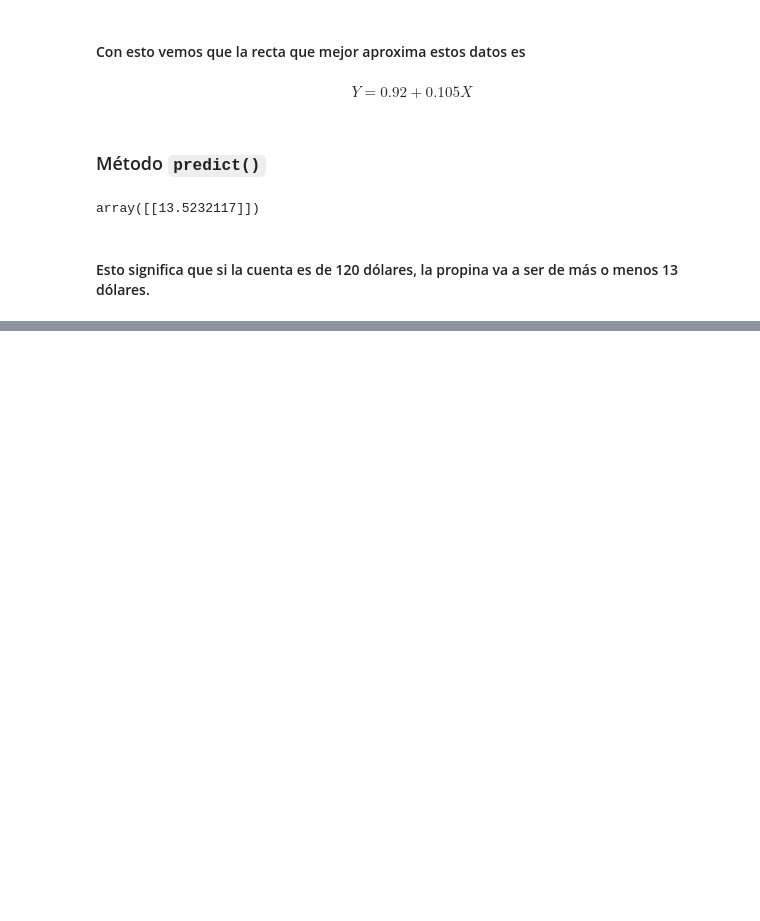
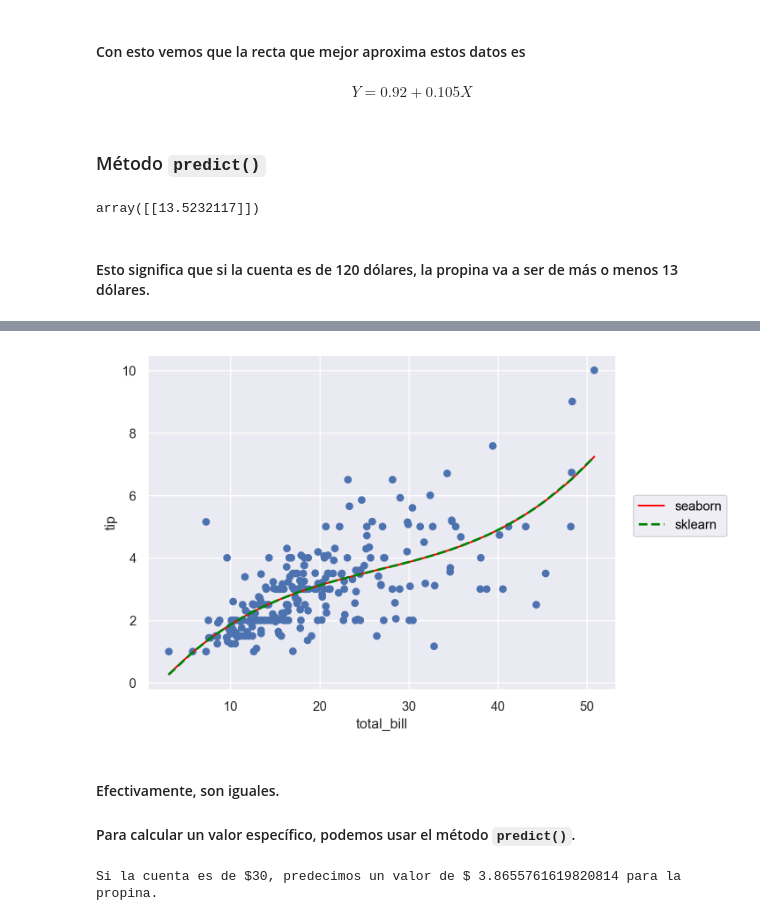
Before and after one commit to santiago-paz/ejercicios-laboratorio-datos-uba, a Jupyter notebook: Práctica-Parcial/apuntes-parcial.ipynb, the cells around one changed output, grey strips where cells are left out. Saved outputs shown, nothing was run; the diff lists cells and outputs as text; code cells hidden in the pictures; blank space fills up the shorter version.

```diff
--- a/Práctica-Parcial/apuntes-parcial.ipynb
+++ b/Práctica-Parcial/apuntes-parcial.ipynb
@@ -182,0 +245,8 @@ array([[13.5232117]])
+# %%
+from sklearn.preprocessing import PolynomialFeatures
+
+# Indicamos que queremos un polinomio de grado 3, sin ordenada al origen
+polynomial_features = PolynomialFeatures(degree=3, include_bias=False)
+
+x_poly = polynomial_features.fit_transform(datos_tips[['total_bill']])
+x_poly
@@ -182,0 +273,15 @@ array([[13.5232117]])
+# %%
+# Instanciamos el LinearRegression como hicimos antes
+modelo_poly = linear_model.LinearRegression()
+
+# Ajustamos los datos a nuestro modelo. Recordar:
+# Primer parámetro: los x del polinomio que generamos en la celda de Python anterior
+# Segundo parámetro, las y de nuestro dataset de tips.
+modelo_poly.fit(x_poly, datos_tips['tip'])
+
+print("Los coeficientes de nuestro polinomio:", modelo_poly.coef_)
+print("La ordenada al origen:", modelo_poly.intercept_)
+
+# En caso que querramos obtener un valor en particular, sabemos que nos devuelve un
+# Array así que simplemente lo obtenemos a partir de su índice:
+print("El segundo coeficiente de nuestro polinomio:", modelo_poly.coef_[1])
@@ -182,0 +298,27 @@ array([[13.5232117]])
+# %%
+(
+    so.Plot(data=datos_tips, x="total_bill", y="tip")
+    .add(so.Dot())
+    .add(so.Line(color="red"), so.PolyFit(3), label="seaborn")
+    .add(
+        so.Line(color='green', linewidth=2,
+                linestyle="--"),
+        y=modelo_poly.intercept_.item() +
+        modelo_poly.coef_[0]*datos_tips['total_bill'] +
+        modelo_poly.coef_[1]*datos_tips['total_bill']**2 +
+        modelo_poly.coef_[2]*datos_tips['total_bill']**3,
+        label='sklearn')
+
+)
+# %% [output]
+[figure, added]
+# %% [markdown]
+#### Efectivamente, son iguales.
+
+#### Para calcular un valor específico, podemos usar el método `predict()`.
+# %%
+prediccion = modelo_poly.predict([[30,30**2, 30**3]]).item()
+
+print("Si la cuenta es de $30, predecimos un valor de $", prediccion, "para la propina.")
+# %% [output]
+Si la cuenta es de $30, predecimos un valor de $ 3.8655761619820814 para la propina.
```
Also changed, not shown: parts of 28 cells of this notebook.
